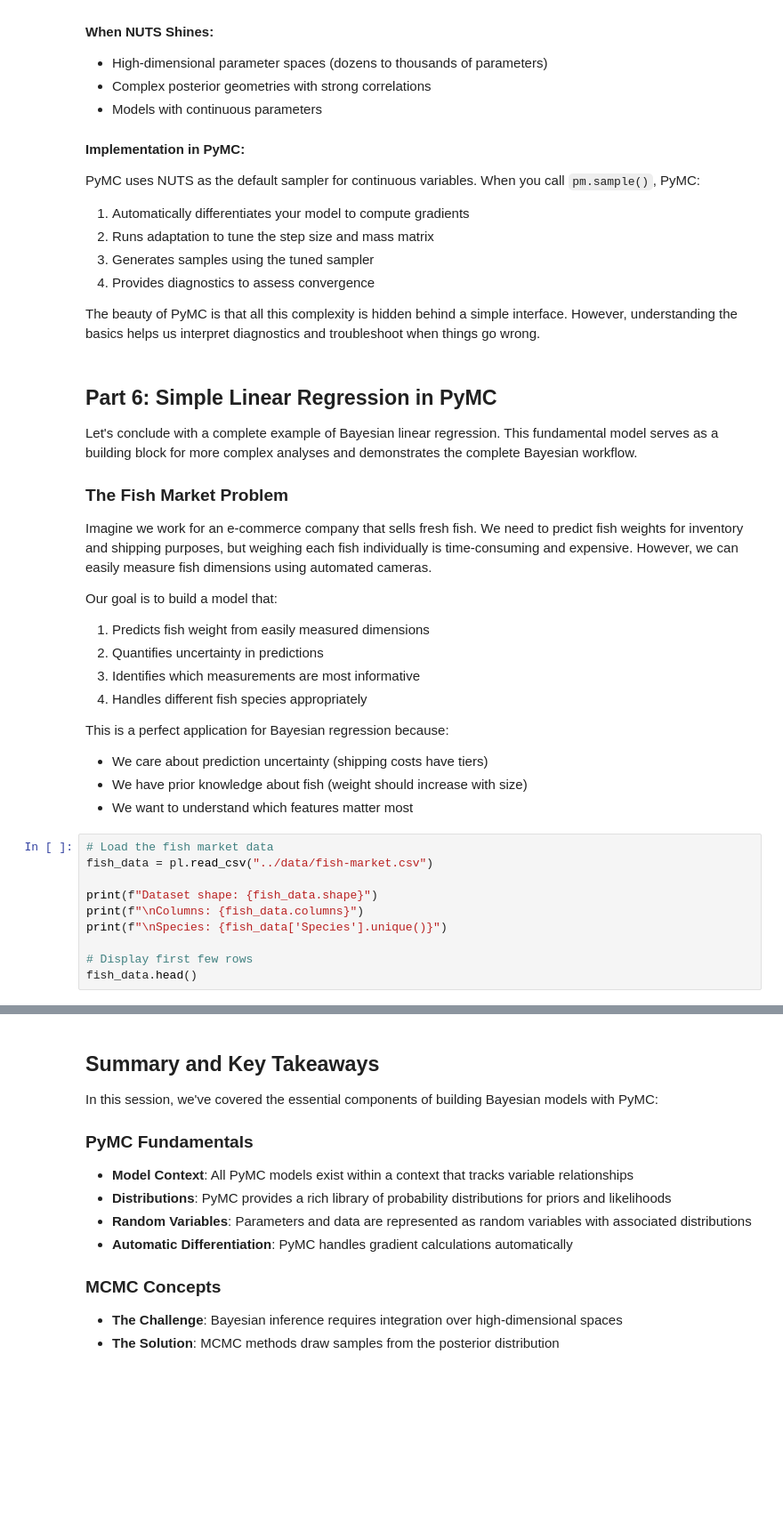
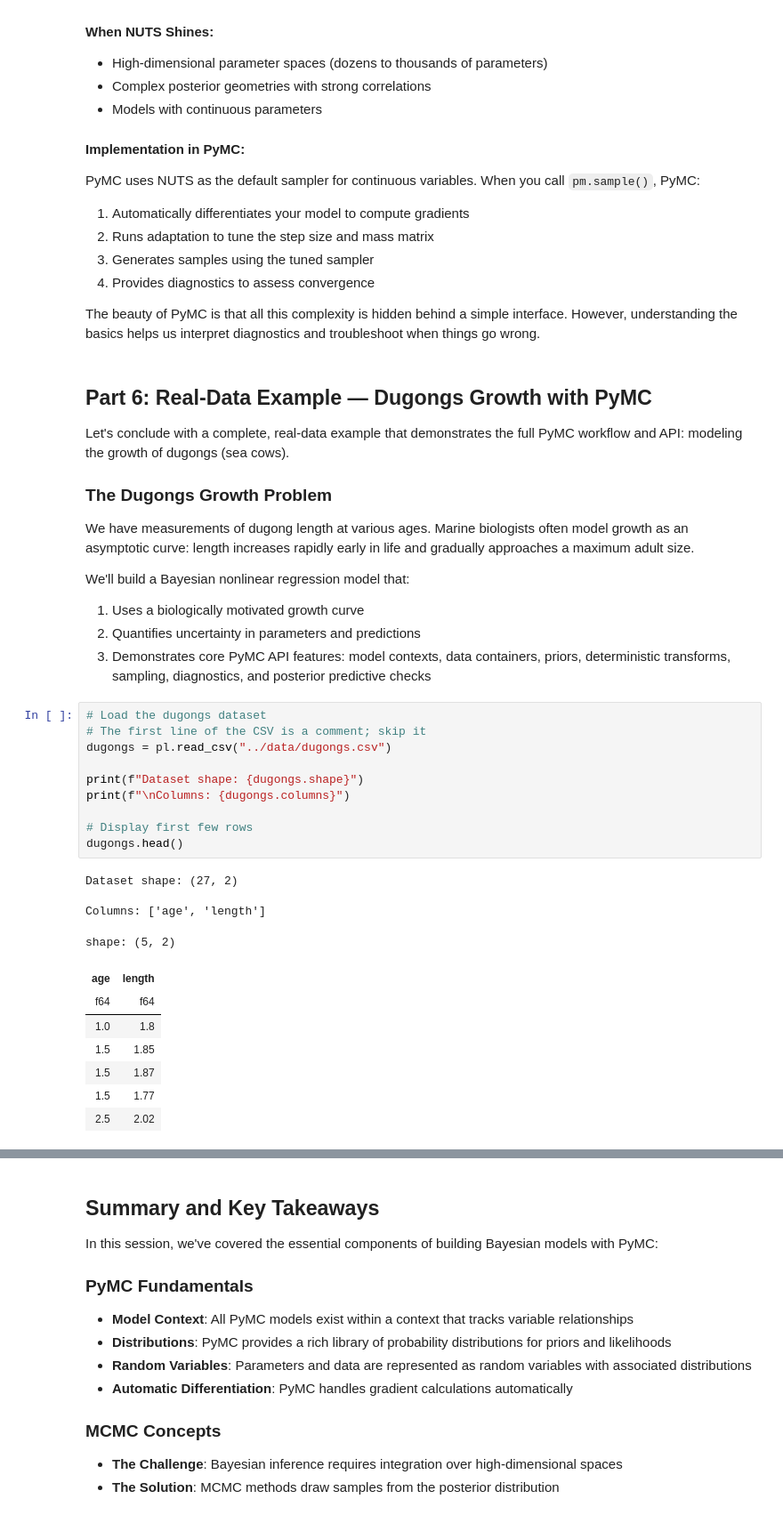
Before and after one commit to fonnesbeck/instats_advanced_bayes, a Jupyter notebook: sessions/Session2-Building_Models_With_PyMC.ipynb, the cells around one changed output, grey strips where cells are left out. Shown at 89% size. Saved outputs shown, nothing was run; the diff lists cells and outputs as text; blank space fills up the shorter version.

```diff
--- a/sessions/Session2-Building_Models_With_PyMC.ipynb
+++ b/sessions/Session2-Building_Models_With_PyMC.ipynb
@@ -639,32 +607,38 @@ PyMC uses NUTS as the default sampler for continuous variables. When you call `p
 
 The beauty of PyMC is that all this complexity is hidden behind a simple interface. However, understanding the basics helps us interpret diagnostics and troubleshoot when things go wrong.
 # %% [markdown]
-## Part 6: Simple Linear Regression in PyMC
+## Part 6: Real-Data Example — Dugongs Growth with PyMC
 
-Let's conclude with a complete example of Bayesian linear regression. This fundamental model serves as a building block for more complex analyses and demonstrates the complete Bayesian workflow.
+Let's conclude with a complete, real-data example that demonstrates the full PyMC workflow and API: modeling the growth of dugongs (sea cows).
 
-### The Fish Market Problem
+### The Dugongs Growth Problem
 
-Imagine we work for an e-commerce company that sells fresh fish. We need to predict fish weights for inventory and shipping purposes, but weighing each fish individually is time-consuming and expensive. However, we can easily measure fish dimensions using automated cameras.
+We have measurements of dugong length at various ages. Marine biologists often model growth as an asymptotic curve: length increases rapidly early in life and gradually approaches a maximum adult size.
 
-Our goal is to build a model that:
-1. Predicts fish weight from easily measured dimensions
-2. Quantifies uncertainty in predictions
-3. Identifies which measurements are most informative
-4. Handles different fish species appropriately
-
-This is a perfect application for Bayesian regression because:
-- We care about prediction uncertainty (shipping costs have tiers)
-- We have prior knowledge about fish (weight should increase with size)
-- We want to understand which features matter most
+We'll build a Bayesian nonlinear regression model that:
+1. Uses a biologically motivated growth curve
+2. Quantifies uncertainty in parameters and predictions
+3. Demonstrates core PyMC API features: model contexts, data containers, priors, deterministic transforms, sampling, diagnostics, and posterior predictive checks
 # %%
-# Load the fish market data
-fish_data = pl.read_csv("../data/fish-market.csv")
+# Load the dugongs dataset
+# The first line of the CSV is a comment; skip it
+dugongs = pl.read_csv("../data/dugongs.csv")
 
-print(f"Dataset shape: {fish_data.shape}")
-print(f"\nColumns: {fish_data.columns}")
-print(f"\nSpecies: {fish_data['Species'].unique()}")
+print(f"Dataset shape: {dugongs.shape}")
+print(f"\nColumns: {dugongs.columns}")
 
 # Display first few rows
-fish_data.head()
+dugongs.head()
+# %% [output]
+Dataset shape: (27, 2)
+
+Columns: ['age', 'length']
+shape: (5, 2)
+| age | length |
+| f64 | f64 |
+| 1.0 | 1.8 |
+| 1.5 | 1.85 |
+| 1.5 | 1.87 |
+| 1.5 | 1.77 |
+| 2.5 | 2.02 |
 # %%
```
Also changed, not shown: parts of 25 cells of this notebook, 4 other files.
